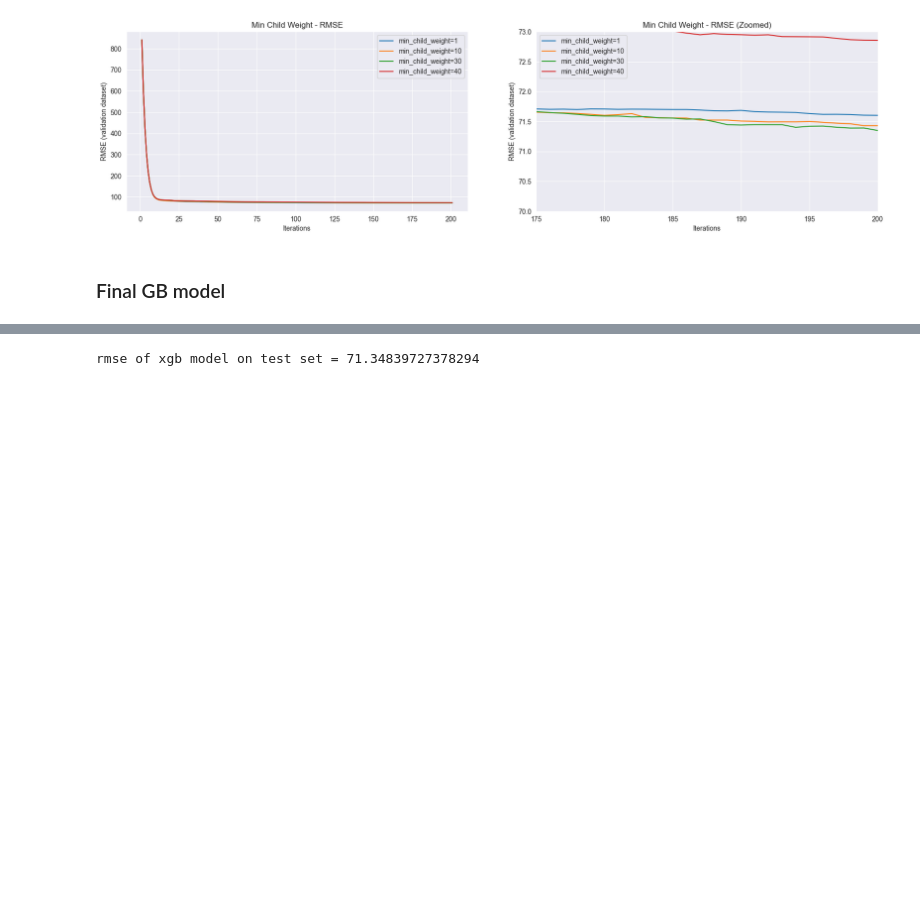
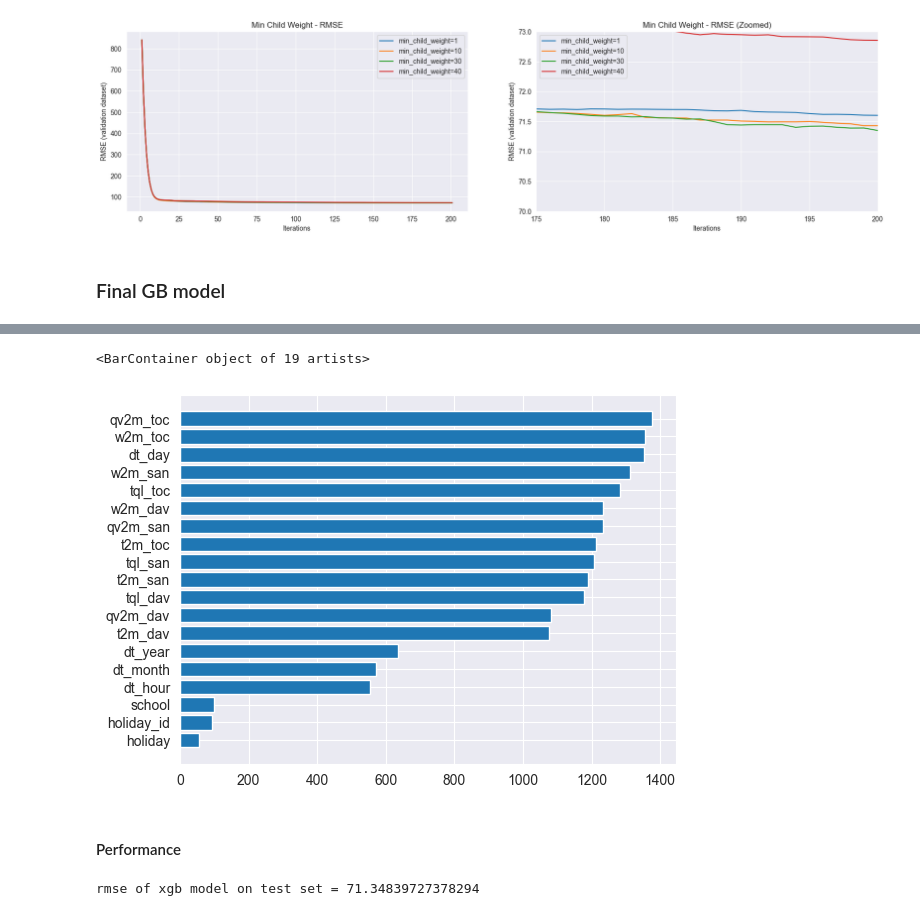
Before and after one commit to kausnz/panama-electricity-load-forecast, a Jupyter notebook: notebook.ipynb, the cells around one changed output, grey strips where cells are left out. Saved outputs shown, nothing was run; the diff lists cells and outputs as text; code cells hidden in the pictures; blank space fills up the shorter version.

```diff
--- a/notebook.ipynb
+++ b/notebook.ipynb
@@ -545,8 +569,8 @@ def train_gb_model(dm_train,
                       verbose_eval=False)
 
     columns = ['eta', 'iter', 'train_rmse', 'val_rmse']
-    train_rmse_scores = list(evals_result['train'].values())[0]
-    val_rmse_scores = list(evals_result['val'].values())[0]
+    train_rmse_scores = list(evals_result['train'].values())[0] if watchlist is not None else []
+    val_rmse_scores = list(evals_result['val'].values())[0] if watchlist is not None else []
 
     df_scores = pd.DataFrame(
         list(zip([eta] * len(train_rmse_scores),
@@ -721,0 +754,5 @@ chosen_min_child_weight = 30
+# %%
+df_ft_imp = pd.DataFrame.from_dict(model.get_score(importance_type='weight'), orient='index').sort_values(by=0,
+                                                                                                          ascending=True)
+df_ft_imp.columns = ['score']
+df_ft_imp
@@ -722 +777,8 @@ chosen_min_child_weight = 30
+# %%
+plt.barh(df_ft_imp.index, df_ft_imp.score)
+# %% [output]
+<BarContainer object of 19 artists>
+[figure, added]
+# %% [markdown]
+#### Performance
 # %%
```
Also changed, not shown: parts of 19 cells of this notebook, 5 other files.
